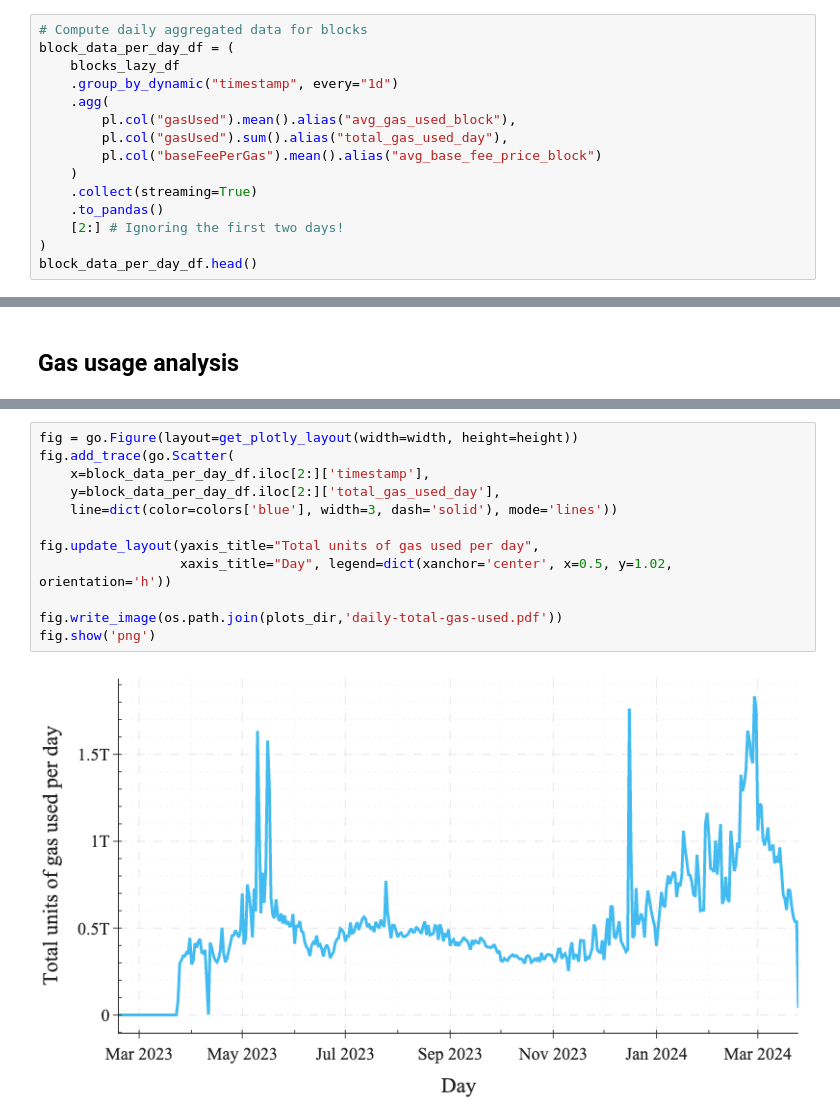
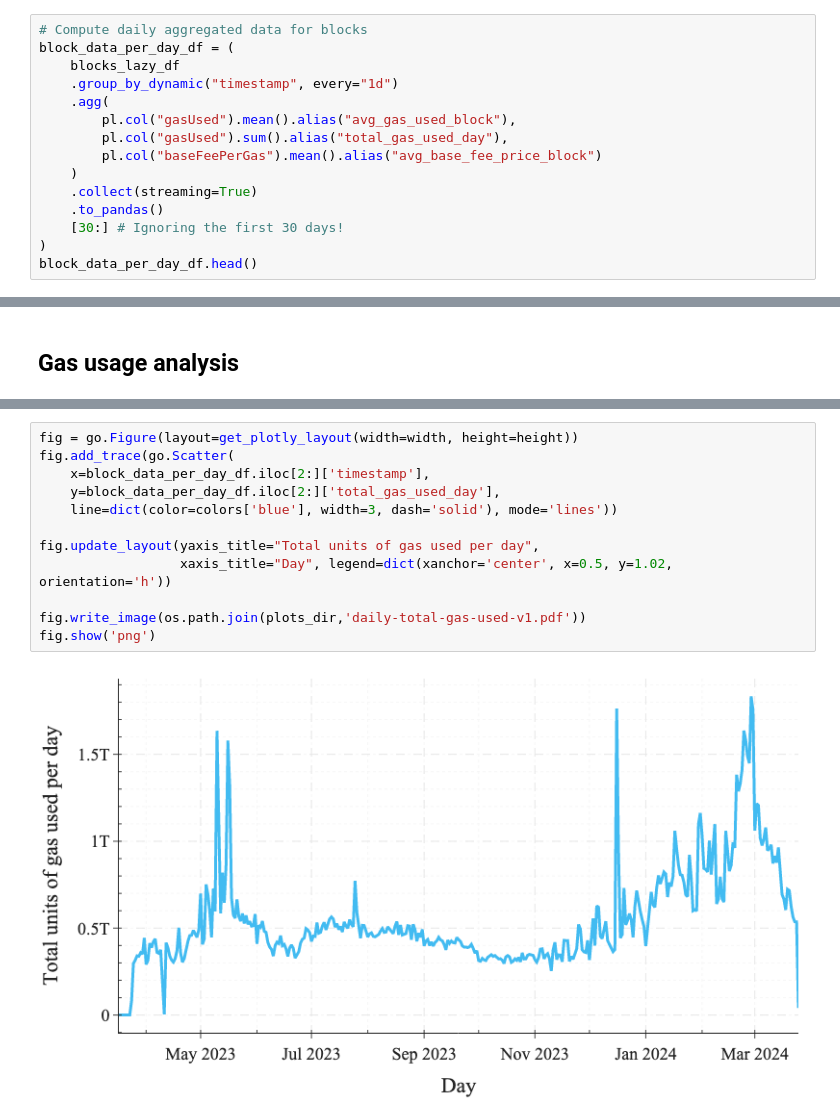
Before and after one commit to matter-labs/zksync-data-dump, a Jupyter notebook: notebooks/02-data-exploration-fees.ipynb, the cells around one changed output, grey strips where cells are left out. Drawn from its saved outputs; the diff is of its cells as text.

```diff
--- a/notebooks/02-data-exploration-fees.ipynb
+++ b/notebooks/02-data-exploration-fees.ipynb
@@ -93,7 +92,7 @@ block_data_per_day_df = (
     )
     .collect(streaming=True)
     .to_pandas()
-    [2:] # Ignoring the first two days!
+    [30:] # Ignoring the first 30 days!
 )
 block_data_per_day_df.head()
 # %% [output]
@@ -141,14 +165,14 @@ fig.show('png')
 # %%
 fig = go.Figure(layout=get_plotly_layout(width=width, height=height))
 fig.add_trace(go.Scatter(
     x=block_data_per_day_df.iloc[2:]['timestamp'],
     y=block_data_per_day_df.iloc[2:]['total_gas_used_day'],
     line=dict(color=colors['blue'], width=3, dash='solid'), mode='lines'))
 
 fig.update_layout(yaxis_title="Total units of gas used per day",
                   xaxis_title="Day", legend=dict(xanchor='center', x=0.5, y=1.02, orientation='h'))
 
-fig.write_image(os.path.join(plots_dir,'daily-total-gas-used.pdf'))
+fig.write_image(os.path.join(plots_dir,'daily-total-gas-used-v1.pdf'))
 fig.show('png')
 # %% [output]
-[figure, old version]
+[figure, new version]
```
Also changed, not shown: parts of 6 cells of this notebook.
